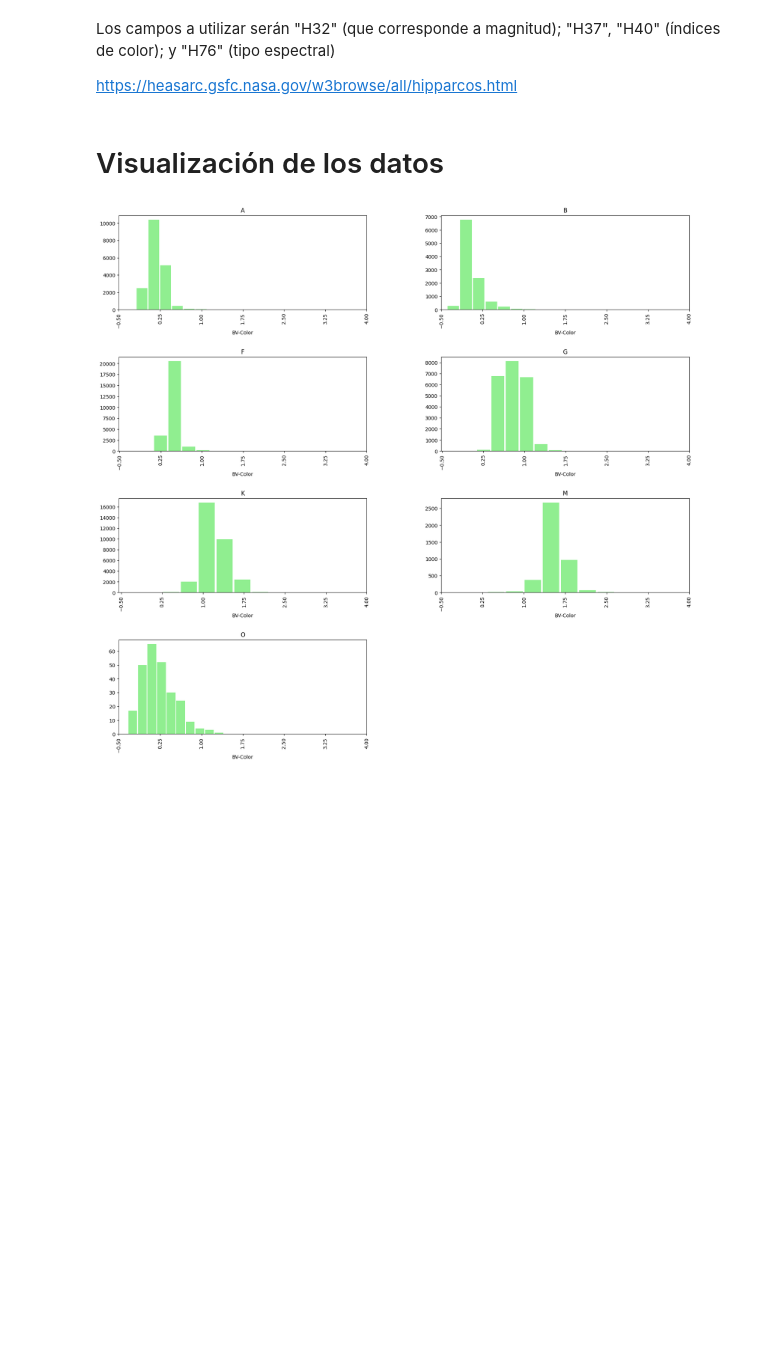
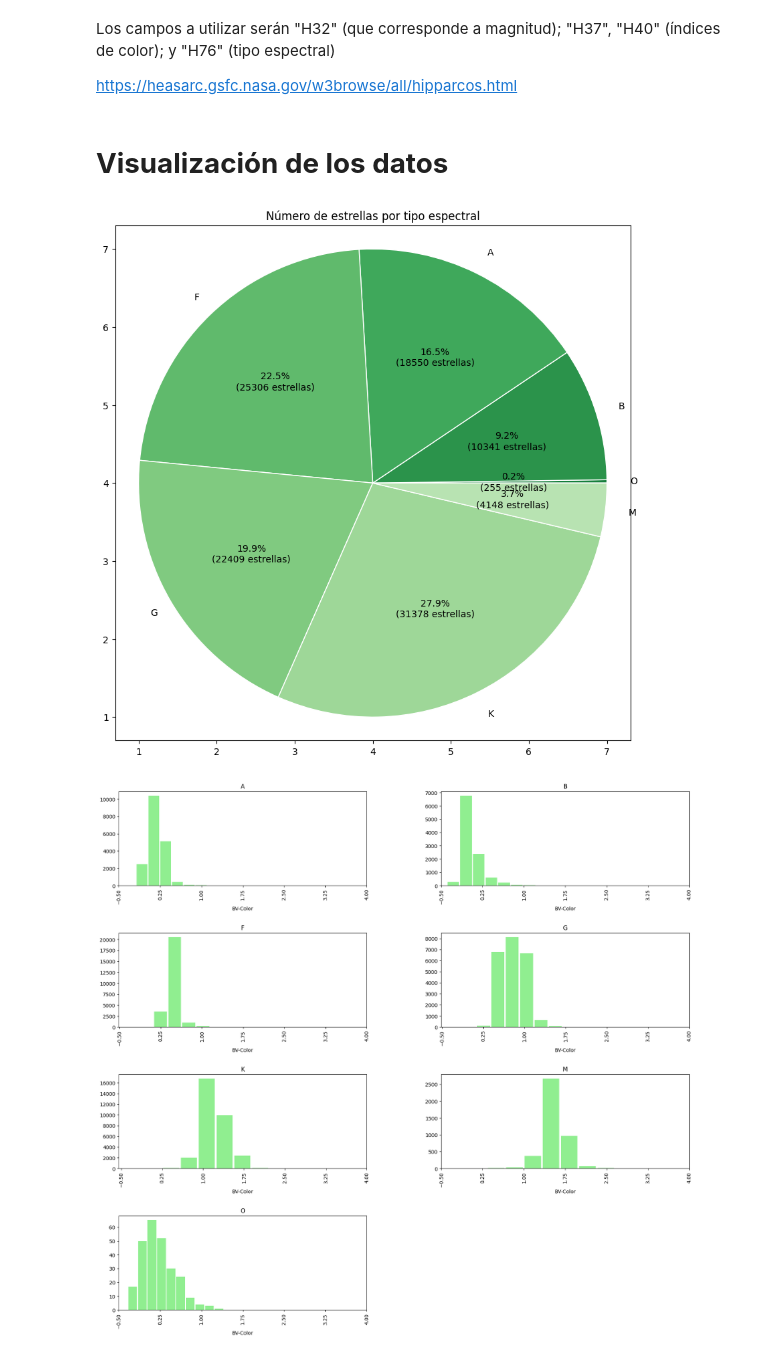
Before and after one commit to bsttiv/tipos_espectrales, a Jupyter notebook: Tipos_Espectrales.ipynb, the cells around one changed output. Cells and saved outputs as stored; diff of their text form; code cells hidden in the pictures; blank space fills up the shorter version.

```diff
--- a/Tipos_Espectrales.ipynb
+++ b/Tipos_Espectrales.ipynb
@@ -168,4 +164,4 @@ Los campos a utilizar serán "H32" (que corresponde a magnitud); "H37", "H40" (
 
 https://heasarc.gsfc.nasa.gov/w3browse/all/hipparcos.html
 # %% [markdown]
-# Visualización de los datos
+# **Visualización de los datos**
@@ -172 +170,20 @@ https://heasarc.gsfc.nasa.gov/w3browse/all/hipparcos.html
+# %%
+_, ax = plt.subplots(figsize=(10,10))
+
+n_tipos = [len(df_tipo_o), len(df_tipo_b), len(df_tipo_a), len(df_tipo_f), len(df_tipo_g), len(df_tipo_k), len(df_tipo_m)]
+
+n_datos = np.sum(n_tipos)
+
+def func(pct):
+    absolute = int(np.round(pct/100.*n_datos))
+    return f"{pct:.1f}%\n({absolute:d} estrellas)"
+
+colors = plt.get_cmap('Greens_r')(np.linspace(0.2, 0.7, len(n_tipos)))
+ax.pie(n_tipos, labels=tipos_espectrales, autopct=lambda pct: func(pct), colors=colors, radius=3, center=(4, 4),
+       wedgeprops={"linewidth": 1, "edgecolor": "white"}, frame=True)
+
+ax.set_title("Número de estrellas por tipo espectral")
+ax.set_aspect("equal")
+# %% [output]
+[figure, added]
 # %%
```
Also changed, not shown: parts of 48 cells of this notebook.
